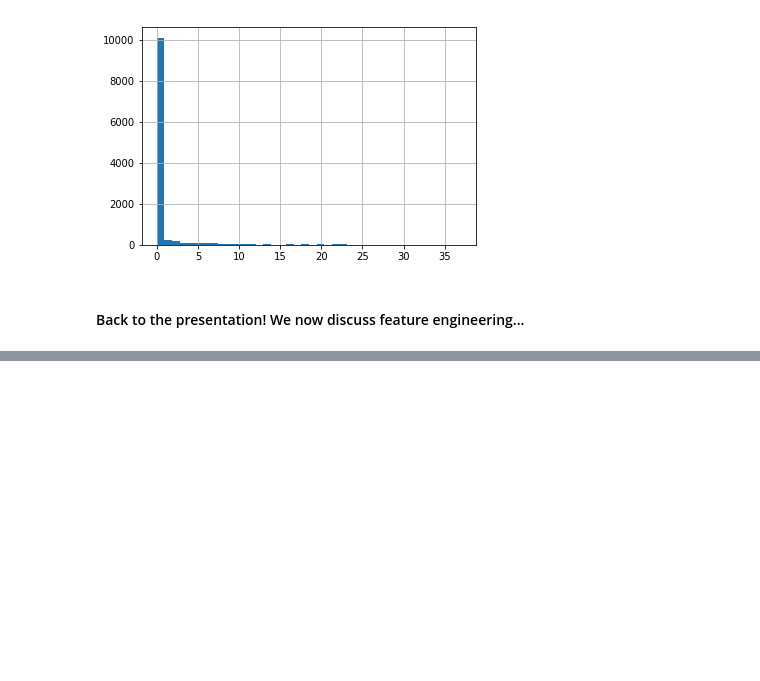
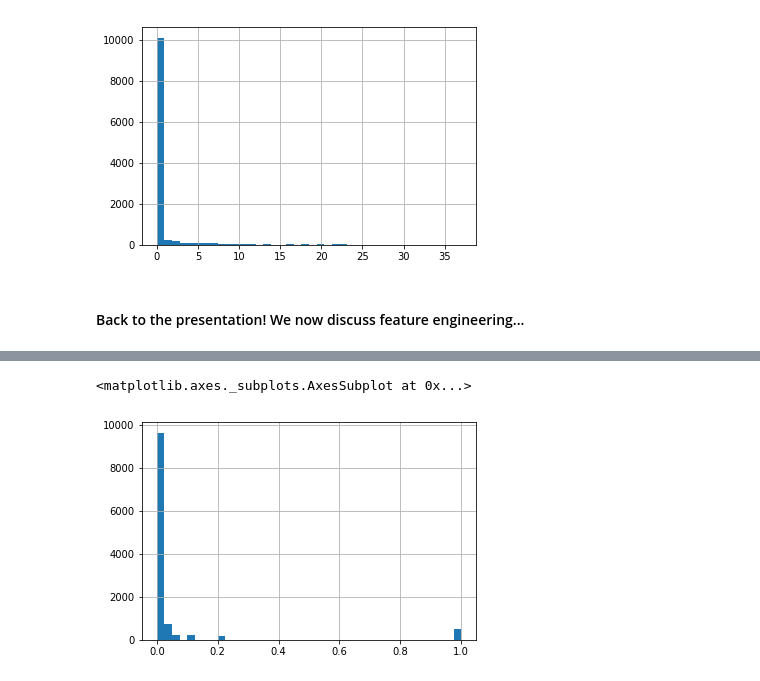
Before and after one commit to DataHackIL/DataLearn-ML-Intro-2019, a Jupyter notebook: part_5.Preprocessing.ipynb, the cells around one changed output, grey strips where cells are left out. Cells and saved outputs as stored; diff of their text form; code cells hidden in the pictures; blank space fills up the shorter version.

```diff
--- a/part_5.Preprocessing.ipynb
+++ b/part_5.Preprocessing.ipynb
@@ -255,0 +300,2 @@ df.raw_events[df.raw_events<40].hist(bins=40)
+# %%
+df.max_team_size.fillna(5, inplace=True)
@@ -255,0 +304,9 @@ df.raw_events[df.raw_events<40].hist(bins=40)
+# %%
+minmaxer = MinMaxScaler()
+# %%
+df.max_team_size = minmaxer.fit_transform(df[['max_team_size']])
+# %%
+df.max_team_size.hist(bins=40)
+# %% [output]
+<matplotlib.axes._subplots.AxesSubplot at 0x...>
+[figure, added]
```
Also changed, not shown: parts of 9 cells of this notebook.
